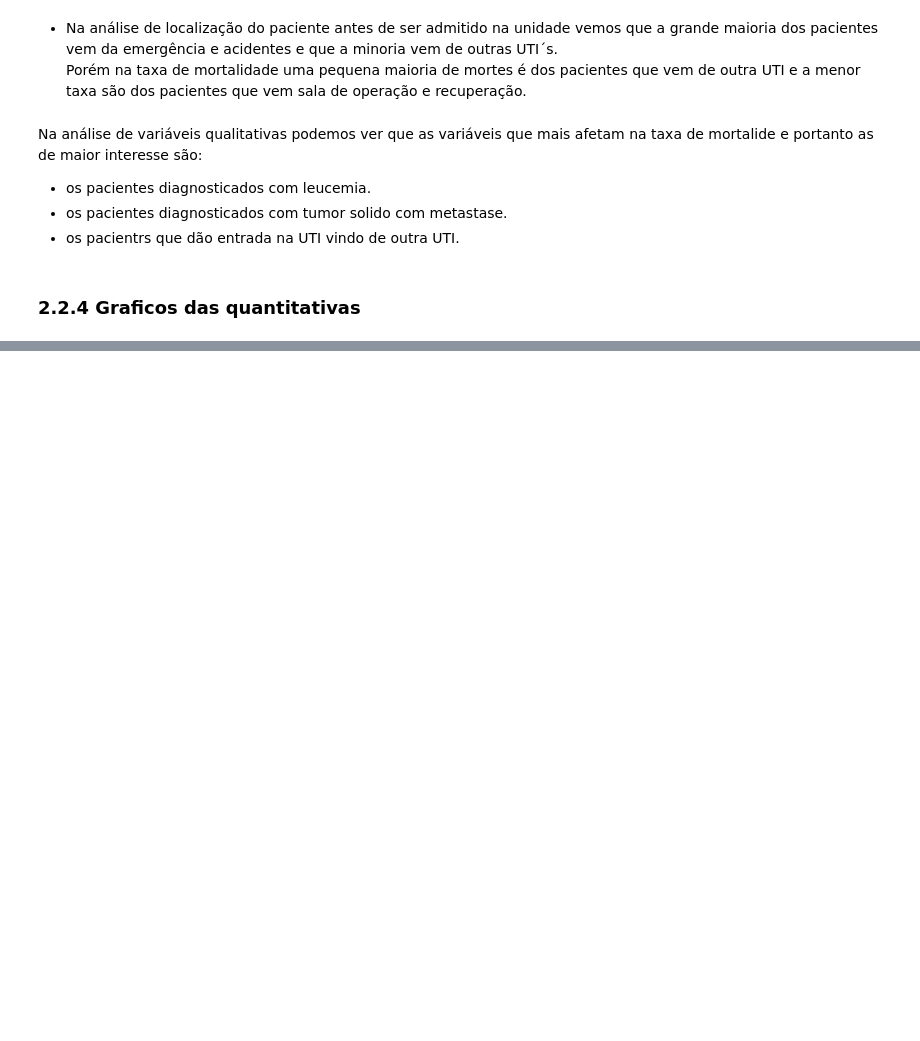
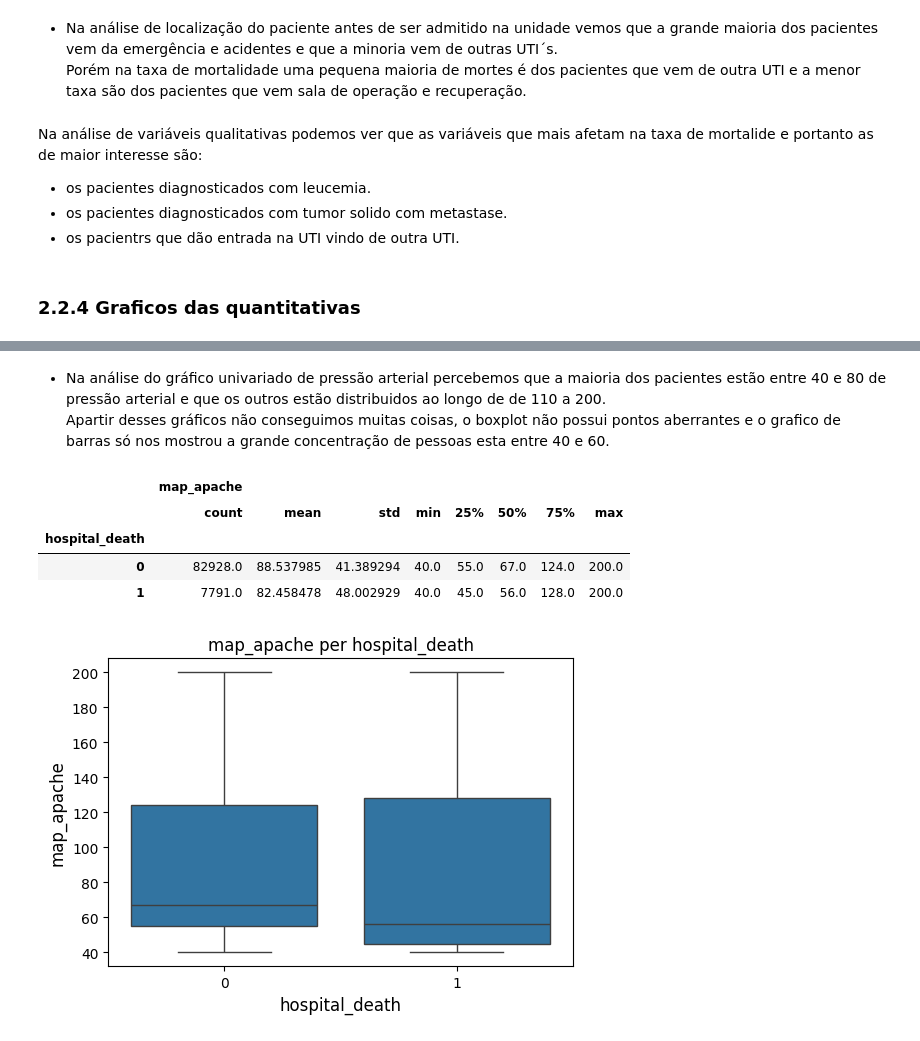
Before and after one commit to kaioreidela/Death_Prediction_in_ICU, a Jupyter notebook: estatistica_real.ipynb, the cells around one changed output, grey strips where cells are left out. Drawn from its saved outputs; the diff is of its cells as text; code cells hidden in the pictures; blank space fills up the shorter version.

```diff
--- a/estatistica_real.ipynb
+++ b/estatistica_real.ipynb
@@ -233,0 +334,12 @@ histograma("apache_4a_hospital_death_prob",dados)
+# %% [markdown]
+* Na análise do gráfico univariado de pressão arterial percebemos que a maioria dos pacientes estão entre 40 e 80 de pressão arterial e que os outros estão distribuidos ao longo de de 110 a 200.
+Apartir desses gráficos não conseguimos muitas  coisas, o boxplot não possui pontos aberrantes e o grafico de barras só nos mostrou a grande concentração de pessoas esta entre 40 e 60.
+# %%
+qualitativaXquantativa("map_apache","hospital_death",dados)
+# %% [output]
+|  | map_apache |  |  |  |  |  |  |  |
+|  | count | mean | std | min | 25% | 50% | 75% | max |
+| hospital_death |  |  |  |  |  |  |  |  |
+| 0 | 82928.0 | 88.537985 | 41.389294 | 40.0 | 55.0 | 67.0 | 124.0 | 200.0 |
+| 1 | 7791.0 | 82.458478 | 48.002929 | 40.0 | 45.0 | 56.0 | 128.0 | 200.0 |
+[figure, added]
```
Also changed, not shown: parts of 31 cells of this notebook.
